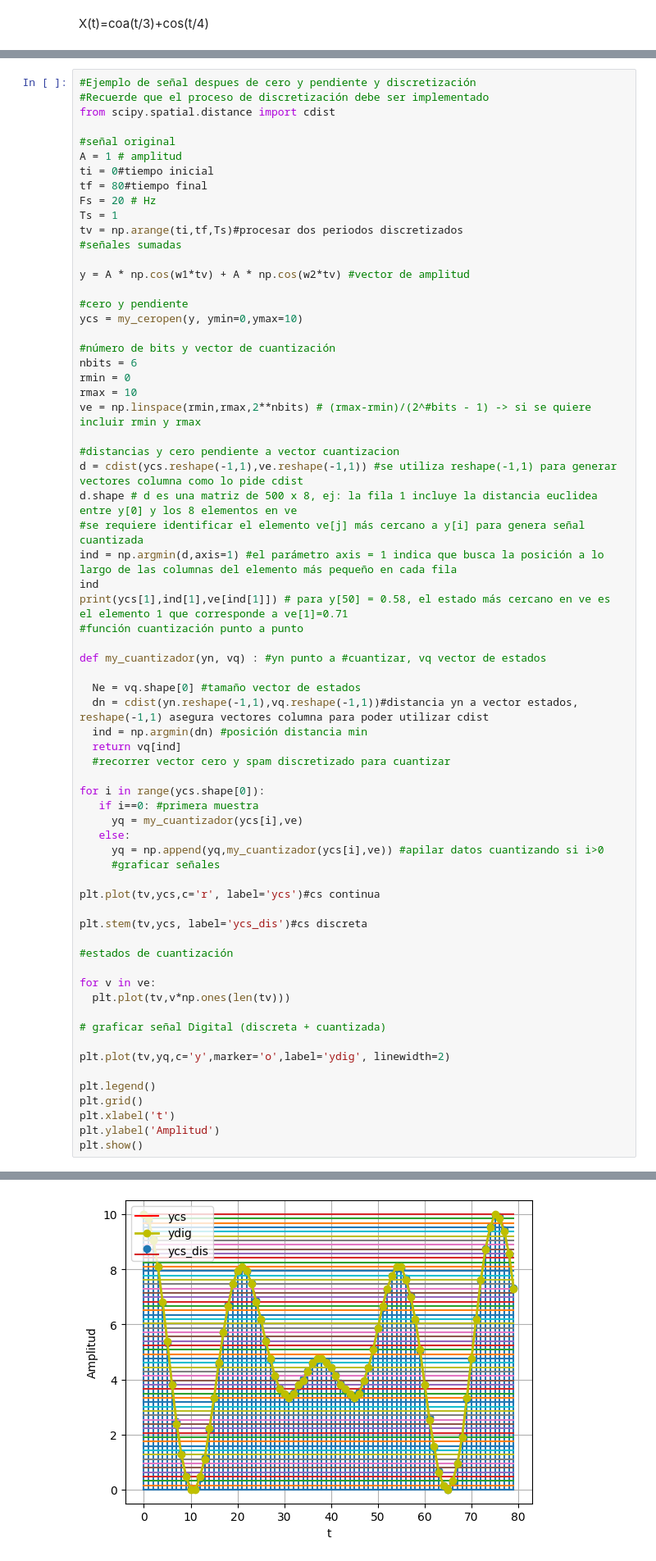
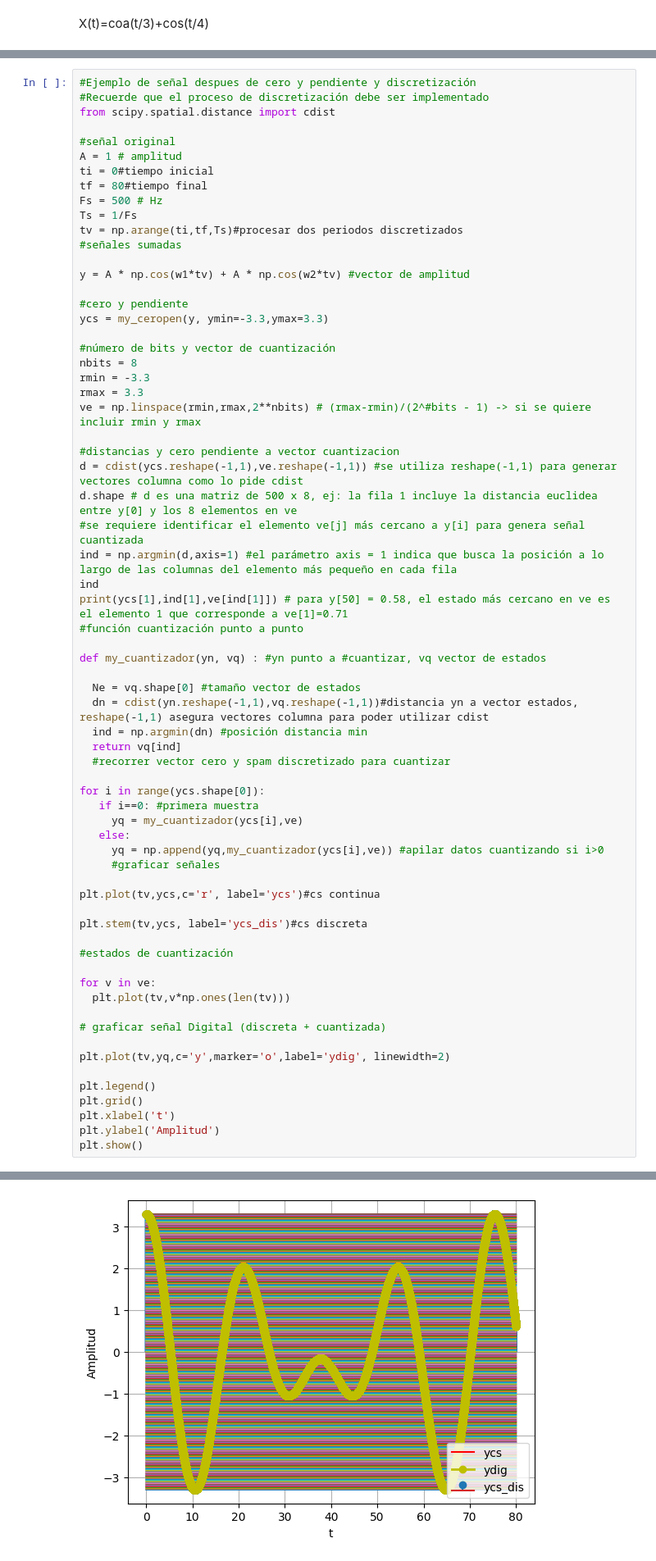
Before and after one commit to kevin-loaiza/senales_y_sistemas, a Jupyter notebook: cuaderno_1_kevin_loaiza.ipynb, the cells around one changed output, grey strips where cells are left out. Shown at 82% size. Saved outputs shown, nothing was run; the diff lists cells and outputs as text.

```diff
--- a/cuaderno_1_kevin_loaiza.ipynb
+++ b/cuaderno_1_kevin_loaiza.ipynb
@@ -472,20 +472,20 @@ from scipy.spatial.distance import cdist
 A = 1 # amplitud
 ti = 0#tiempo inicial
 tf = 80#tiempo final
-Fs = 20 # Hz
-Ts = 1
+Fs = 500 # Hz
+Ts = 1/Fs
 tv = np.arange(ti,tf,Ts)#procesar dos periodos discretizados
 #señales sumadas
 
 y = A * np.cos(w1*tv) + A * np.cos(w2*tv) #vector de amplitud
 
 #cero y pendiente
-ycs = my_ceropen(y, ymin=0,ymax=10)
+ycs = my_ceropen(y, ymin=-3.3,ymax=3.3)
 
 #número de bits y vector de cuantización
-nbits = 6
-rmin = 0
-rmax = 10
+nbits = 8
+rmin = -3.3
+rmax = 3.3
 ve = np.linspace(rmin,rmax,2**nbits) # (rmax-rmin)/(2^#bits - 1) -> si se quiere incluir rmin y rmax
 
 #distancias y cero pendiente a vector cuantizacion
@@ -535 +535 @@ plt.show()
-[figure, old version]
+[figure, new version]
```
Also changed, not shown: parts of 1 cell of this notebook.
